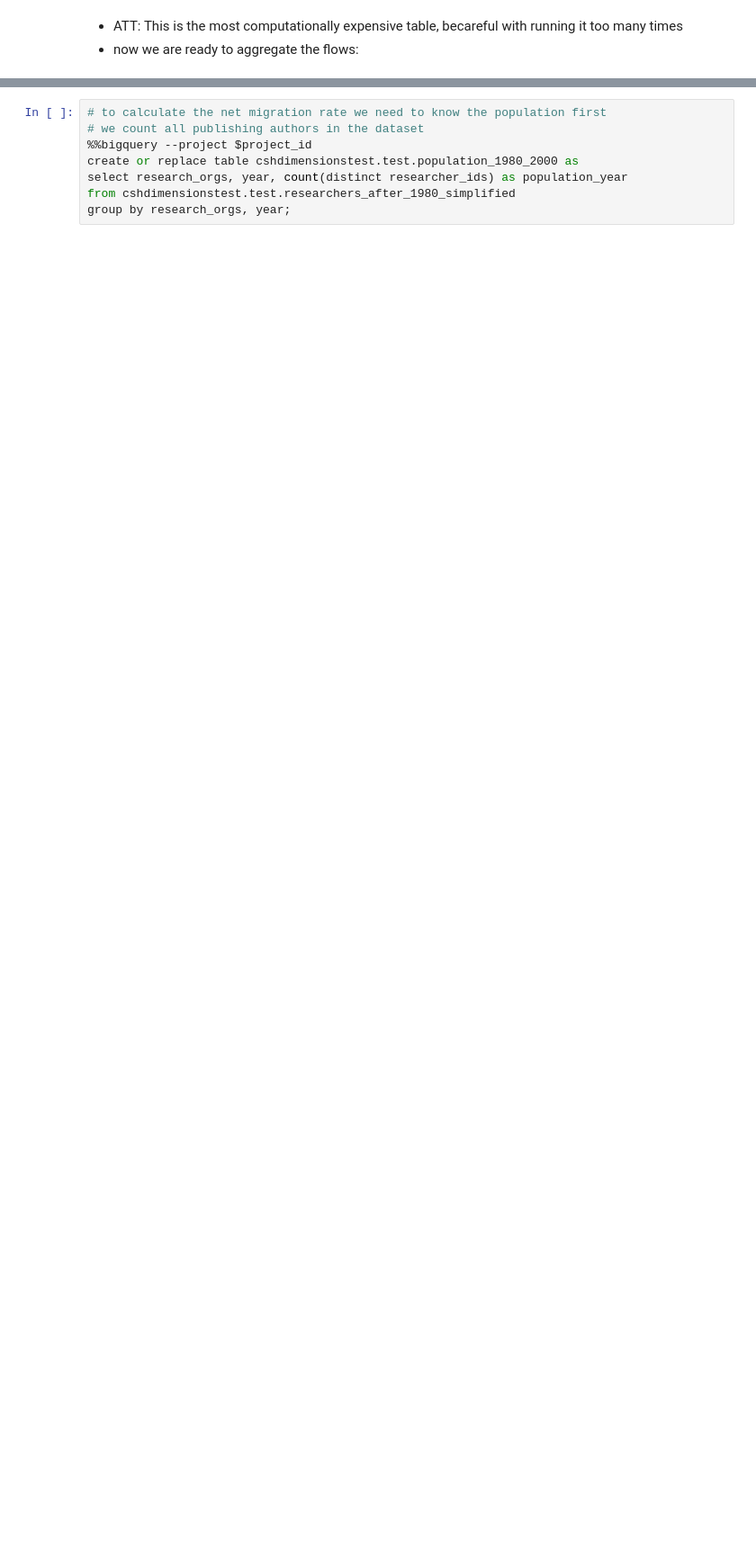
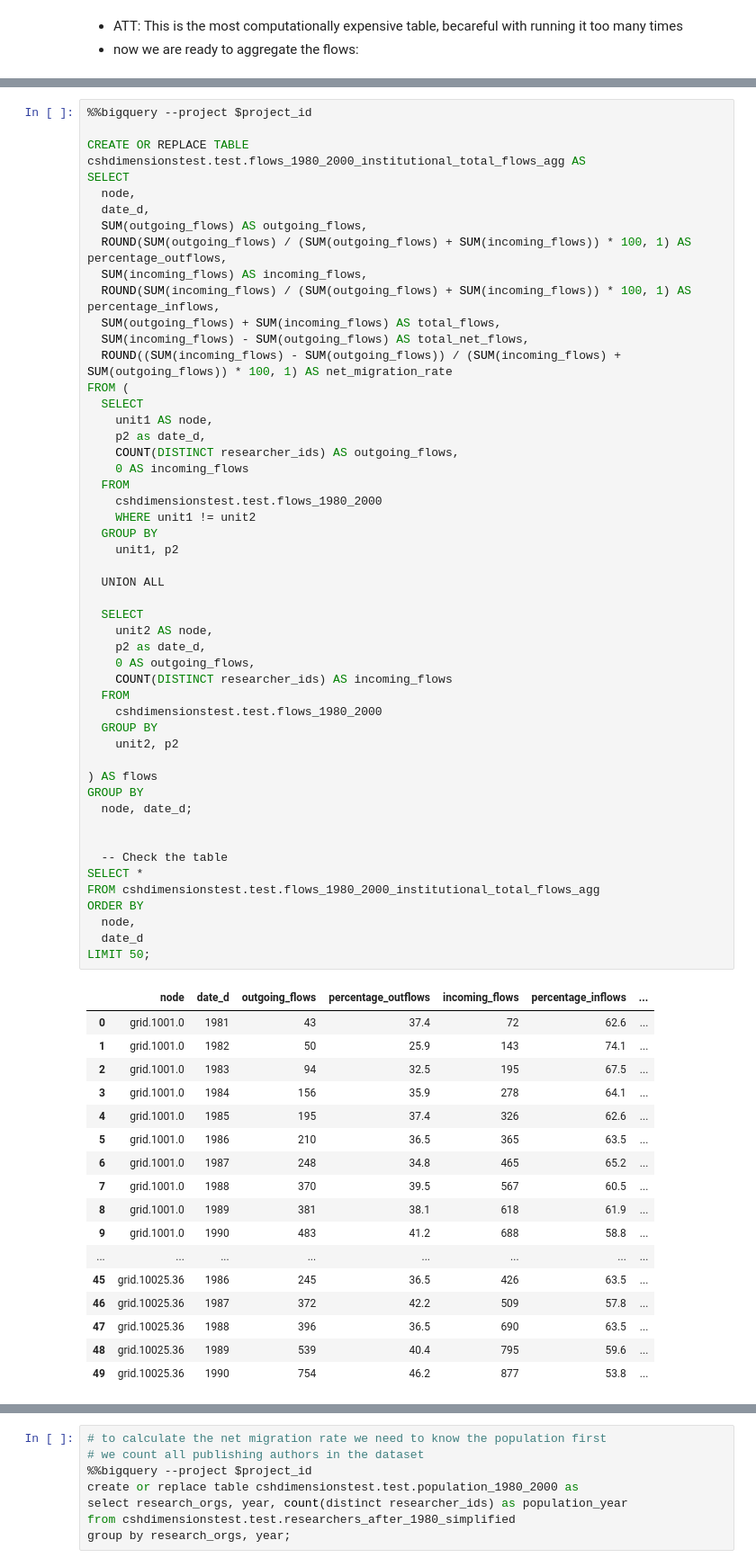
Before and after one commit to complexity-science-hub/SciFlows, a Jupyter notebook: Flows_1980_2000_first_level_for.ipynb, the cells around one changed output, grey strips where cells are left out. Shown at 90% size. Saved outputs shown, nothing was run; the diff lists cells and outputs as text; blank space fills up the shorter version.

```diff
--- a/Flows_1980_2000_first_level_for.ipynb
+++ b/Flows_1980_2000_first_level_for.ipynb
@@ -622,0 +623,68 @@ LIMIT 50;
+# %%
+%%bigquery --project $project_id
+
+CREATE OR REPLACE TABLE cshdimensionstest.test.flows_1980_2000_institutional_total_flows_agg AS
+SELECT
+  node,
+  date_d,
+  SUM(outgoing_flows) AS outgoing_flows,
+  ROUND(SUM(outgoing_flows) / (SUM(outgoing_flows) + SUM(incoming_flows)) * 100, 1) AS percentage_outflows,
+  SUM(incoming_flows) AS incoming_flows,
+  ROUND(SUM(incoming_flows) / (SUM(outgoing_flows) + SUM(incoming_flows)) * 100, 1) AS percentage_inflows,
+  SUM(outgoing_flows) + SUM(incoming_flows) AS total_flows,
+  SUM(incoming_flows) - SUM(outgoing_flows) AS total_net_flows,
+  ROUND((SUM(incoming_flows) - SUM(outgoing_flows)) / (SUM(incoming_flows) + SUM(outgoing_flows)) * 100, 1) AS net_migration_rate
+FROM (
+  SELECT
+    unit1 AS node,
+    p2 as date_d,
+    COUNT(DISTINCT researcher_ids) AS outgoing_flows,
+    0 AS incoming_flows
+  FROM
+    cshdimensionstest.test.flows_1980_2000
+    WHERE unit1 != unit2
+  GROUP BY
+    unit1, p2
+
+  UNION ALL
+
+  SELECT
+    unit2 AS node,
+    p2 as date_d,
+    0 AS outgoing_flows,
+    COUNT(DISTINCT researcher_ids) AS incoming_flows
+  FROM
+    cshdimensionstest.test.flows_1980_2000
+  GROUP BY
+    unit2, p2
+
+) AS flows
+GROUP BY
+  node, date_d;
+
+
+  -- Check the table
+SELECT *
+FROM cshdimensionstest.test.flows_1980_2000_institutional_total_flows_agg
+ORDER BY
+  node,
+  date_d
+LIMIT 50;
+# %% [output]
+|  | node | date_d | outgoing_flows | percentage_outflows | incoming_flows | percentage_inflows | ... |
+| 0 | grid.1001.0 | 1981 | 43 | 37.4 | 72 | 62.6 | ... |
+| 1 | grid.1001.0 | 1982 | 50 | 25.9 | 143 | 74.1 | ... |
+| 2 | grid.1001.0 | 1983 | 94 | 32.5 | 195 | 67.5 | ... |
+| 3 | grid.1001.0 | 1984 | 156 | 35.9 | 278 | 64.1 | ... |
+| 4 | grid.1001.0 | 1985 | 195 | 37.4 | 326 | 62.6 | ... |
+| 5 | grid.1001.0 | 1986 | 210 | 36.5 | 365 | 63.5 | ... |
+| 6 | grid.1001.0 | 1987 | 248 | 34.8 | 465 | 65.2 | ... |
+| 7 | grid.1001.0 | 1988 | 370 | 39.5 | 567 | 60.5 | ... |
+| 8 | grid.1001.0 | 1989 | 381 | 38.1 | 618 | 61.9 | ... |
+| 9 | grid.1001.0 | 1990 | 483 | 41.2 | 688 | 58.8 | ... |
+| ... | ... | ... | ... | ... | ... | ... | ... |
+| 45 | grid.10025.36 | 1986 | 245 | 36.5 | 426 | 63.5 | ... |
+| 46 | grid.10025.36 | 1987 | 372 | 42.2 | 509 | 57.8 | ... |
+| 47 | grid.10025.36 | 1988 | 396 | 36.5 | 690 | 63.5 | ... |
+| 48 | grid.10025.36 | 1989 | 539 | 40.4 | 795 | 59.6 | ... |
+| 49 | grid.10025.36 | 1990 | 754 | 46.2 | 877 | 53.8 | ... |
```
Also changed, not shown: parts of 75 cells of this notebook.
